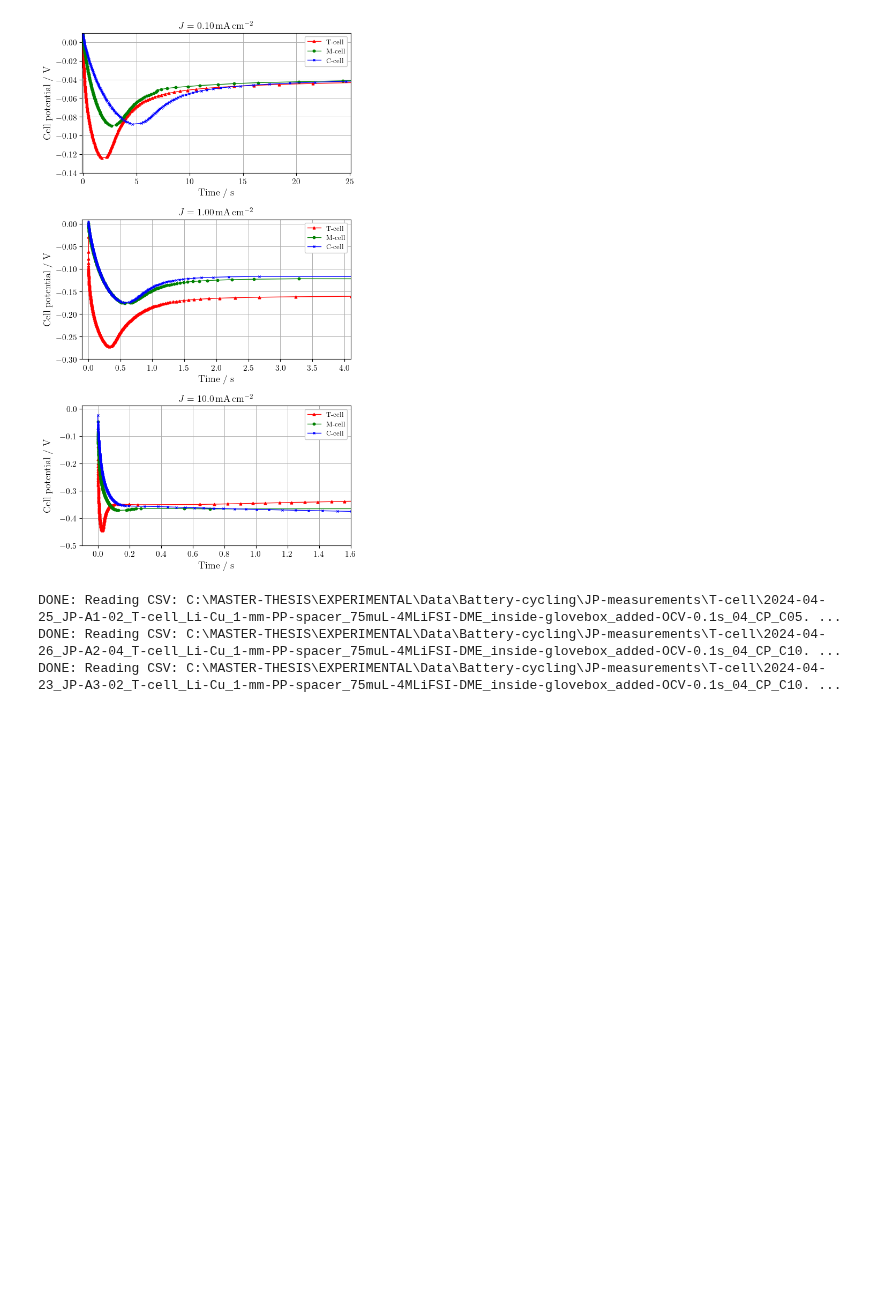
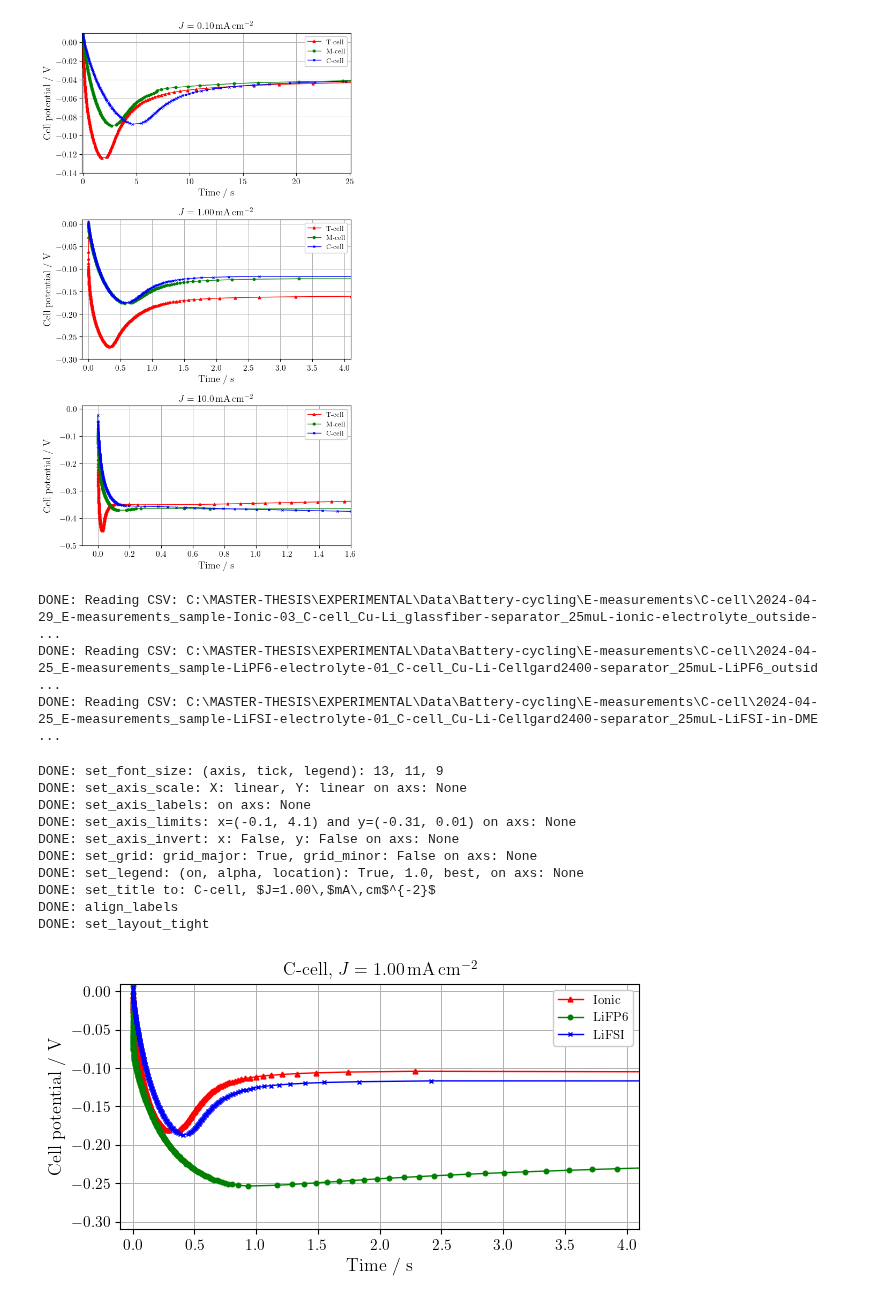
Before and after one commit to GottfridOlsson/MASTER-THESIS, a Jupyter notebook: EXPERIMENTAL/Python-scripts/Electrochemical-plots.ipynb, the cells around one changed output. Drawn from its saved outputs; the diff is of its cells as text; code cells hidden in the pictures; blank space fills up the shorter version.

```diff
--- a/EXPERIMENTAL/Python-scripts/Electrochemical-plots.ipynb
+++ b/EXPERIMENTAL/Python-scripts/Electrochemical-plots.ipynb
@@ -489,14 +491,54 @@ E_root_path = 'C:\\MASTER-THESIS\\EXPERIMENTAL\\Data\\Battery-cycling\\E-measure
 C_cell = 'C-cell\\'
 
 # CP #
-E_Ionic_CP_path = JP_root_path + C_cell + '2024-04-29_E-measurements_sample-Ionic-03_C-cell_Cu-Li_glassfiber-separator_25muL-ionic-electrolyte_outside-glovebox_sigma-0.02_added-OCV-0.1s_04_CP_C01.txt'
-E_LiPF6_CP_path = JP_root_path + C_cell + '2024-04-25_E-measurements_sample-LiPF6-electrolyte-01_C-cell_Cu-Li-Cellgard2400-separator_25muL-LiPF6_outside-glovebox_sigma-0.02_added-OCV-0.1s_04_CP_C02.txt'
-E_LiFSI_CP_path = JP_root_path + C_cell + '2024-04-25_E-measurements_sample-LiFSI-electrolyte-01_C-cell_Cu-Li-Cellgard2400-separator_25muL-LiFSI-in-DME_outside-glovebox_sigma-0.02_added-OCV-0.1s_04_CP_C02.txt'
+E_Ionic_CP_path = E_root_path + C_cell + '2024-04-29_E-measurements_sample-Ionic-03_C-cell_Cu-Li_glassfiber-separator_25muL-ionic-electrolyte_outside-glovebox_sigma-0.02_added-OCV-0.1s_04_CP_C01.txt'
+E_LiPF6_CP_path = E_root_path + C_cell + '2024-04-25_E-measurements_sample-LiPF6-electrolyte-01_C-cell_Cu-Li-Cellgard2400-separator_25muL-LiPF6_outside-glovebox_sigma-0.02_added-OCV-0.1s_04_CP_C02.txt'
+E_LiFSI_CP_path = E_root_path + C_cell + '2024-04-25_E-measurements_sample-LiFSI-electrolyte-01_C-cell_Cu-Li-Cellgard2400-separator_25muL-LiFSI-in-DME_outside-glovebox_sigma-0.02_added-OCV-0.1s_04_CP_C02.txt'
 
-E_Ionic_CP = get_t_V_I_error_from_Biologic_file_root_path(A1_CP_path, shift_t_to_zero=True)
-E_LiPF6_CP = get_t_V_I_error_from_Biologic_file_root_path(A2_CP_path, shift_t_to_zero=True)
-E_LiFSI_CP = get_t_V_I_error_from_Biologic_file_root_path(A3_CP_path, shift_t_to_zero=True)
+E_Ionic_CP = get_t_V_I_error_from_Biologic_file_root_path(E_Ionic_CP_path, shift_t_to_zero=True)
+E_LiPF6_CP = get_t_V_I_error_from_Biologic_file_root_path(E_LiPF6_CP_path, shift_t_to_zero=True)
+E_LiFSI_CP = get_t_V_I_error_from_Biologic_file_root_path(E_LiFSI_CP_path, shift_t_to_zero=True)
 # %% [output]
-DONE: Reading CSV: C:\MASTER-THESIS\EXPERIMENTAL\Data\Battery-cycling\JP-measurements\T-cell\2024-04-25_JP-A1-02_T-cell_Li-Cu_1-mm-PP-spacer_75muL-4MLiFSI-DME_inside-glovebox_added-OCV-0.1s_04_CP_C05. ...
-DONE: Reading CSV: C:\MASTER-THESIS\EXPERIMENTAL\Data\Battery-cycling\JP-measurements\T-cell\2024-04-26_JP-A2-04_T-cell_Li-Cu_1-mm-PP-spacer_75muL-4MLiFSI-DME_inside-glovebox_added-OCV-0.1s_04_CP_C10. ...
-DONE: Reading CSV: C:\MASTER-THESIS\EXPERIMENTAL\Data\Battery-cycling\JP-measurements\T-cell\2024-04-23_JP-A3-02_T-cell_Li-Cu_1-mm-PP-spacer_75muL-4MLiFSI-DME_inside-glovebox_added-OCV-0.1s_04_CP_C10. ...
+DONE: Reading CSV: C:\MASTER-THESIS\EXPERIMENTAL\Data\Battery-cycling\E-measurements\C-cell\2024-04-29_E-measurements_sample-Ionic-03_C-cell_Cu-Li_glassfiber-separator_25muL-ionic-electrolyte_outside- ...
+DONE: Reading CSV: C:\MASTER-THESIS\EXPERIMENTAL\Data\Battery-cycling\E-measurements\C-cell\2024-04-25_E-measurements_sample-LiPF6-electrolyte-01_C-cell_Cu-Li-Cellgard2400-separator_25muL-LiPF6_outsid ...
+DONE: Reading CSV: C:\MASTER-THESIS\EXPERIMENTAL\Data\Battery-cycling\E-measurements\C-cell\2024-04-25_E-measurements_sample-LiFSI-electrolyte-01_C-cell_Cu-Li-Cellgard2400-separator_25muL-LiFSI-in-DME ...
+# %%
+# PLOT: plot different electrolytes #
+
+# Create figure on which axis lives, one axis per subplot
+fig, axs = plt.subplots(nrows=1, ncols=1, figsize=(fig_width_cm/2.54, fig_height_cm/2.54), sharex=False, sharey=False)
+
+# Plot your data (axs.plot, .errorbar, .hist, ...)
+axs.plot(E_Ionic_CP[0], E_Ionic_CP[1], linewidth=1, linestyle='-', color='r', marker='^', markersize='3.50', label='Ionic')
+axs.plot(E_LiPF6_CP[0], E_LiPF6_CP[1], linewidth=1, linestyle='-', color='g', marker='o', markersize='3.25', label='LiFP6')
+axs.plot(E_LiFSI_CP[0], E_LiFSI_CP[1], linewidth=1, linestyle='-', color='b', marker='x', markersize='3.50', label='LiFSI')
+
+
+# Settings for each axis (axs)
+f.set_font_size(axis=font_size_axis, tick=font_size_tick, legend=font_size_legend)
+f.set_axis_scale(   axs, xScale_string='linear', yScale_string='linear')
+f.set_axis_labels(  axs, x_label='Time / s', y_label='Cell potential / V')
+f.set_axis_limits(  axs, xmin=-0.1, xmax=4.1, ymin=-0.31, ymax=0.01)
+f.set_axis_invert(  axs, x_invert=False, y_invert=False)
+f.set_grid(         axs, grid_major_on=grid_major, grid_major_linewidth=0.7, grid_minor_on=grid_minor, grid_minor_linewidth=0.3) # set_grid must be after set_axis_scale for some reason (at least with 'log')
+f.set_legend(       axs, legend_on=legend_on, alpha=1.0, location='best')
+
+f.set_title('C-cell, $J=1.00\\,$mA\\,cm$^{-2}$')
+f.align_labels(fig)
+f.set_layout_tight(fig)
+# PDF_path_SEIDEP =
+#f.export_figure_as_pdf(PDF_path_SEIDEP)
+
+plt.show()
+# %% [output]
+DONE: set_font_size: (axis, tick, legend): 13, 11, 9
+DONE: set_axis_scale: X: linear, Y: linear on axs: None
+DONE: set_axis_labels: on axs: None
+DONE: set_axis_limits: x=(-0.1, 4.1) and y=(-0.31, 0.01) on axs: None
+DONE: set_axis_invert: x: False, y: False on axs: None
+DONE: set_grid: grid_major: True, grid_minor: False on axs: None
+DONE: set_legend: (on, alpha, location): True, 1.0, best, on axs: None
+DONE: set_title to: C-cell, $J=1.00\,$mA\,cm$^{-2}$
+DONE: align_labels
+DONE: set_layout_tight
+[figure, added]
```
Also changed, not shown: parts of 4 cells of this notebook.
